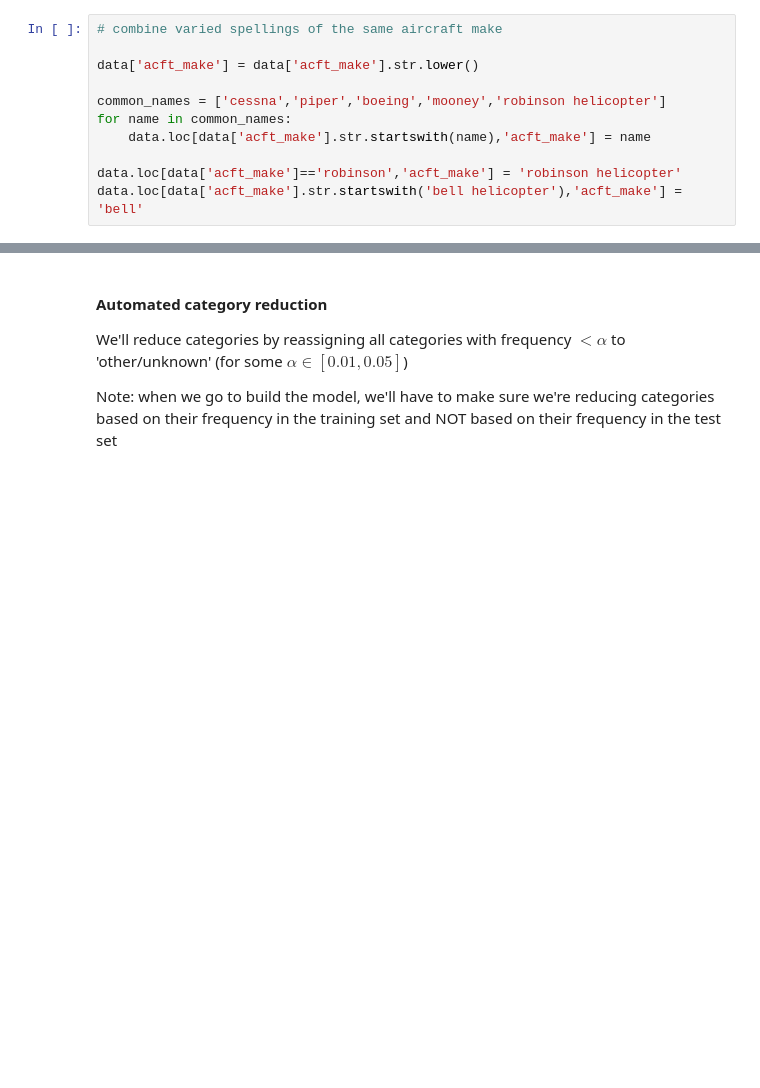
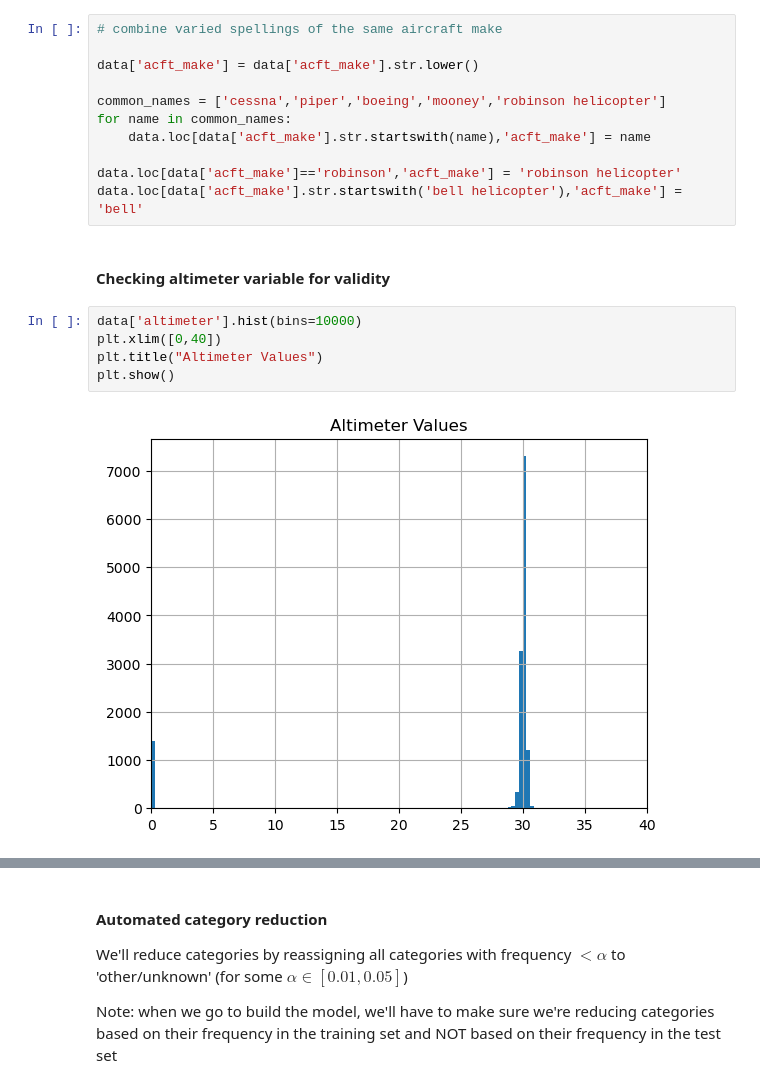
Before and after one commit to TheErdosInstitute-Summer2025-Project/aviation-project, a Jupyter notebook: jupyter-notebooks/ntsb_data_cleaning.ipynb, the cells around one changed output, grey strips where cells are left out. Cells and saved outputs as stored; diff of their text form; blank space fills up the shorter version.

```diff
--- a/jupyter-notebooks/ntsb_data_cleaning.ipynb
+++ b/jupyter-notebooks/ntsb_data_cleaning.ipynb
@@ -206,3 +206,12 @@ for name in common_names:
 
 data.loc[data['acft_make']=='robinson','acft_make'] = 'robinson helicopter'
 data.loc[data['acft_make'].str.startswith('bell helicopter'),'acft_make'] = 'bell'
+# %% [markdown]
+#### Checking altimeter variable for validity
+# %%
+data['altimeter'].hist(bins=10000)
+plt.xlim([0,40])
+plt.title("Altimeter Values")
+plt.show()
+# %% [output]
+[figure, added]
```
Also changed, not shown: parts of 10 cells of this notebook, 1 other file.
